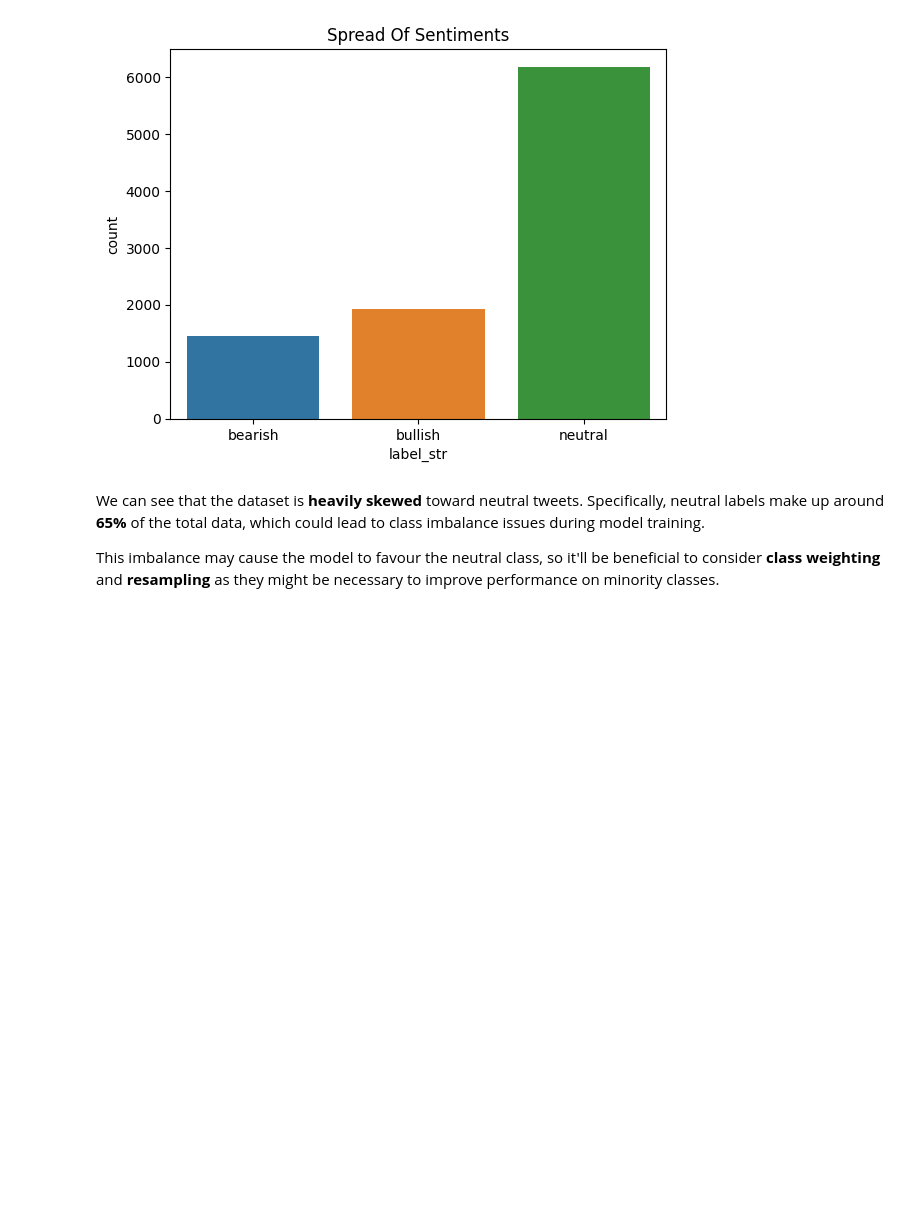
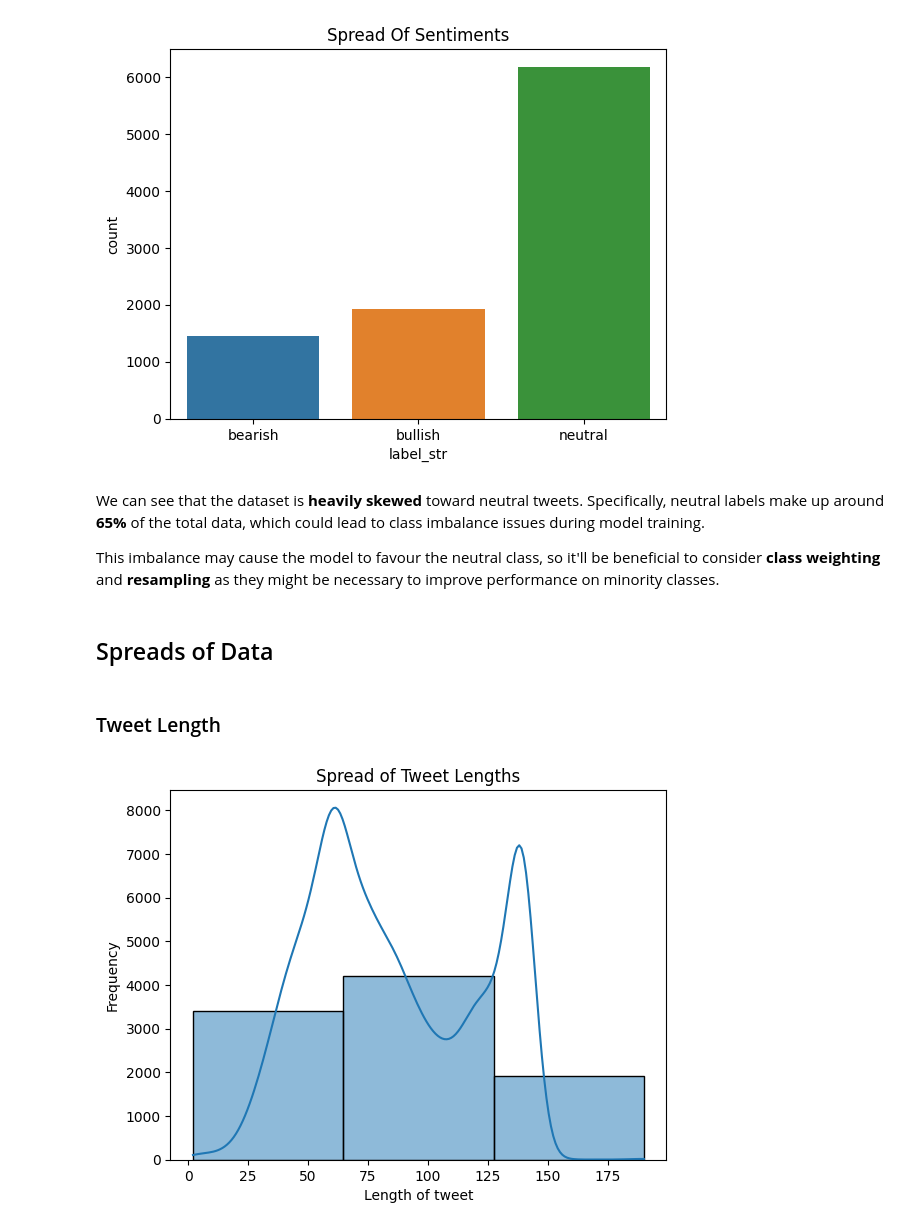
Before and after one commit to anuragcodesdev/financial-sentiment-analysis, a Jupyter notebook: notebooks/01_eda_financial_tweets.ipynb, the cells around one changed output. Saved outputs shown, nothing was run; the diff lists cells and outputs as text; code cells hidden in the pictures; blank space fills up the shorter version.

```diff
--- a/notebooks/01_eda_financial_tweets.ipynb
+++ b/notebooks/01_eda_financial_tweets.ipynb
@@ -95,3 +96,16 @@ plt.show()
 We can see that the dataset is **heavily skewed** toward neutral tweets. Specifically, neutral labels make up around **65%** of the total data, which could lead to class imbalance issues during model training.
 
 This imbalance may cause the model to favour the neutral class, so it'll be beneficial to consider **class weighting** and **resampling** as they might be necessary to improve performance on minority classes.
+# %% [markdown]
+## Spreads of Data
+# %% [markdown]
+### Tweet Length
+# %%
+df['text_len'] = df['text'].apply(len)
+sns.histplot(df['text_len'], bins=3, kde=True)
+plt.xlabel("Length of tweet")
+plt.ylabel("Frequency")
+plt.title("Spread of Tweet Lengths")
+plt.show()
+# %% [output]
+[figure, added]
```
Also changed, not shown: parts of 19 cells of this notebook, 2 other files.
